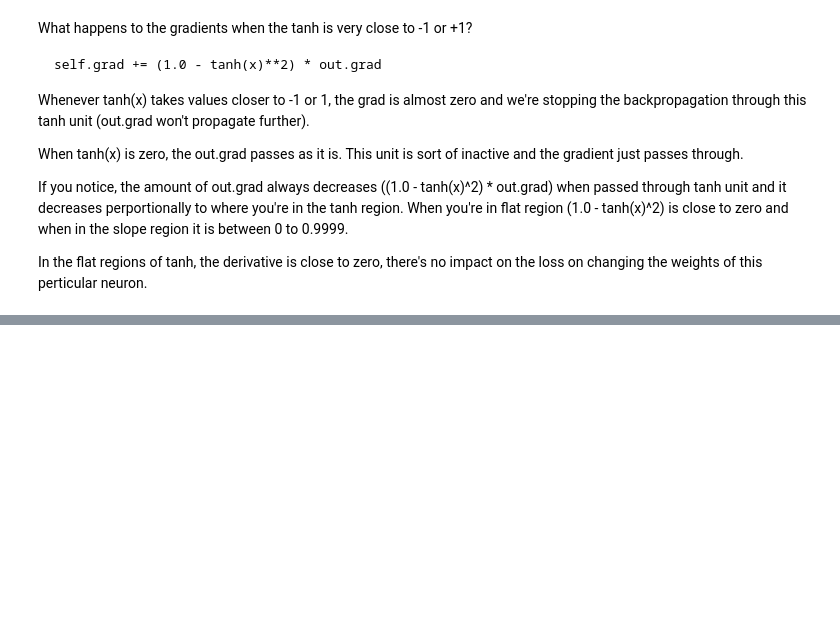
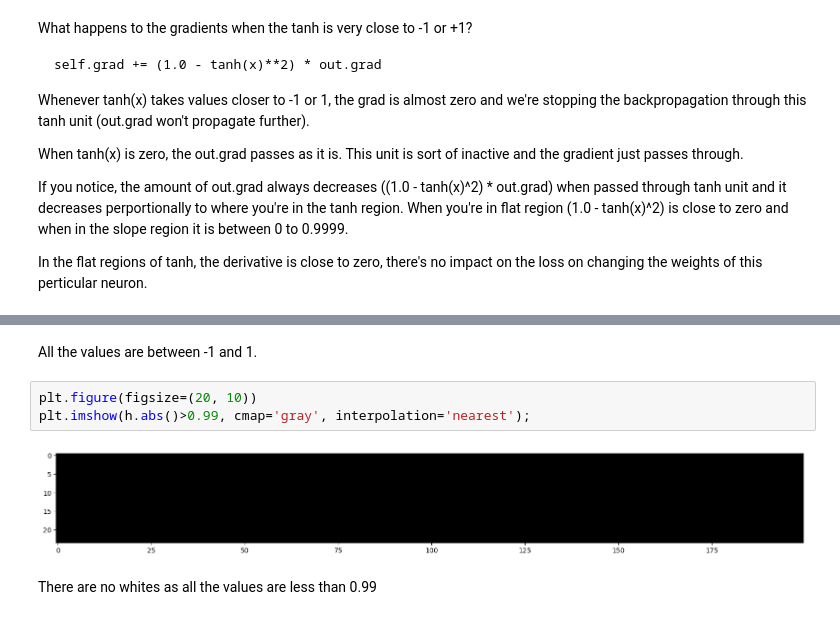
Before and after one commit to ndsnas/makemore, a Jupyter notebook: 03-makemore.ipynb, the cells around one changed output, grey strips where cells are left out. Drawn from its saved outputs; the diff is of its cells as text; blank space fills up the shorter version.

```diff
--- a/03-makemore.ipynb
+++ b/03-makemore.ipynb
@@ -438,0 +517,9 @@ In the flat regions of tanh, the derivative is close to zero, there's no impact
+# %% [markdown]
+All the values are between -1 and 1.
+# %%
+plt.figure(figsize=(20, 10))
+plt.imshow(h.abs()>0.99, cmap='gray', interpolation='nearest');
+# %% [output]
+[figure, added]
+# %% [markdown]
+There are no whites as all the values are less than 0.99
```
Also changed, not shown: parts of 37 cells of this notebook.
